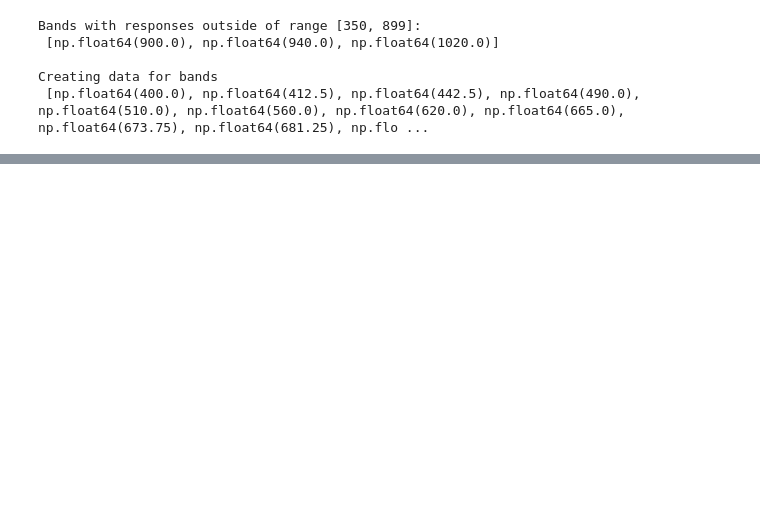
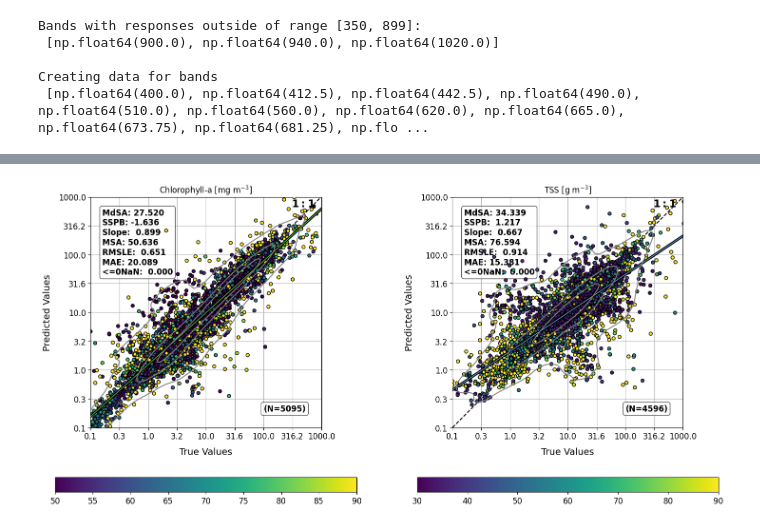
Before and after one commit to arunsaranath/aqv-tutorials, a Jupyter notebook: AQV_2_MDN_predictions.ipynb, the cells around one changed output, grey strips where cells are left out. Drawn from its saved outputs; the diff is of its cells as text; code cells hidden in the pictures; blank space fills up the shorter version.

```diff
--- a/AQV_2_MDN_predictions.ipynb
+++ b/AQV_2_MDN_predictions.ipynb
@@ -395,5 +578,7 @@ IndentationError: unexpected indent (3321657530.py, line 2)
 # %%
 'Show a graphical comparision of the true and predicted values'
-    fig1 = create_scatterplots_trueVsPred(y_data, np.squeeze(wq_estimates['pred']), color=np.squeeze(uncert_perc), short_name=[r'Chlorophyll-a [$mg~m^{-3}$]', r'TSS [$g~m^{-3}$]'],
-                                x_label=['True Values', 'True Values'], y_label=['Predicted Values', 'Predicted Values'], inplot_str=inp_str,
-                                title="", maxv_b=[3, 3], minv_b=[-1, -1], ipython_mode=True, vmin_b=[0.5, 0.3], vmax_b=[0.9, 0.9])
+fig1 = create_scatterplots_trueVsPred(y_data, np.squeeze(wq_estimates['pred']), color=np.squeeze(uncert_perc), short_name=[r'Chlorophyll-a [$mg~m^{-3}$]', r'TSS [$g~m^{-3}$]'],
+                            x_label=['True Values', 'True Values'], y_label=['Predicted Values', 'Predicted Values'], inplot_str=inp_str,
+                            title="", maxv_b=[3, 3], minv_b=[-1, -1], ipython_mode=True, vmin_b=[50., 30.], vmax_b=[90., 90.])
+# %% [output]
+[figure, added]
```
Also changed, not shown: parts of 15 cells of this notebook, 2 other files.
